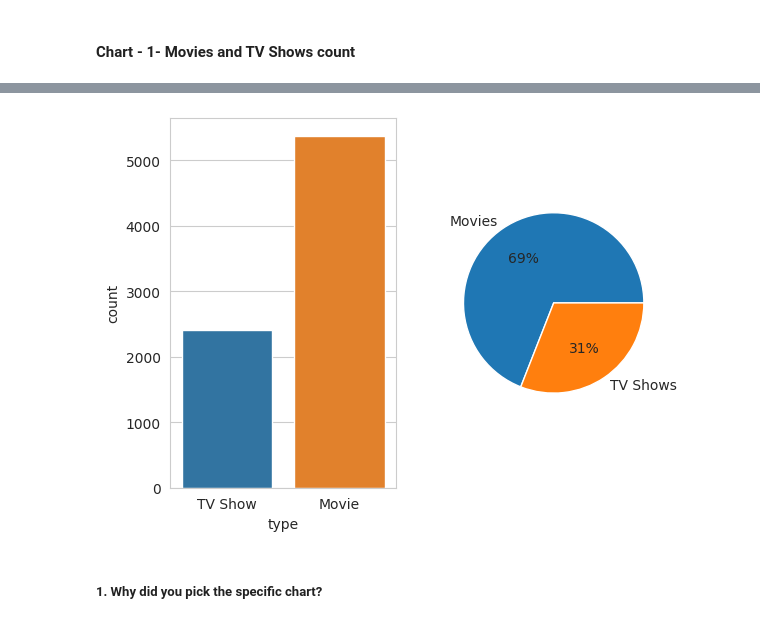
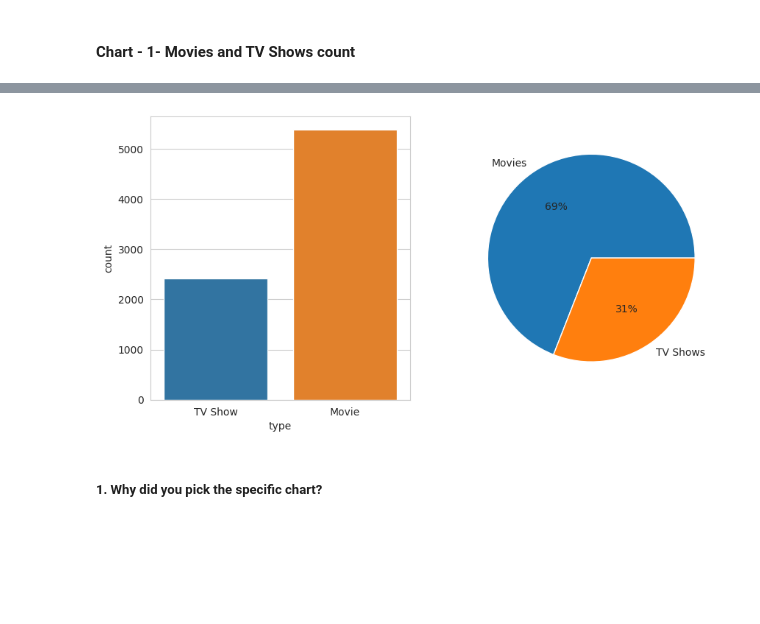
Before and after one commit to Jeetesh-KumarM/CAPSTONE-PROJECT--3--CLUSTERING, a Jupyter notebook: Netflix_Movies_and_TV_Shows_Clustering.ipynb, the cells around one changed output, grey strips where cells are left out. Drawn from its saved outputs; the diff is of its cells as text; code cells hidden in the pictures; blank space fills up the shorter version.

```diff
--- a/Netflix_Movies_and_TV_Shows_Clustering.ipynb
+++ b/Netflix_Movies_and_TV_Shows_Clustering.ipynb
@@ -339,12 +324,15 @@ plt.show()
 # %%
-plt.subplot(1,2,1)
-sns.countplot(x=df1['type'])
-plt.subplot(1, 2,2) # index 2
+# Chart - 1 visualization code
+#Counting the number of Movies and TV Show
+sns.set_style("whitegrid")
+fig, ax = plt.subplots(nrows=1, ncols=2,figsize=(10, 5))
+sns.countplot(x=df1['type'],ax=ax[0])
+#Pie Chart
 labels = 'Movies' , 'TV Shows'
-plt.pie(df1['type'].value_counts(), labels=labels, autopct='%0.0f%%')
+ax[1].pie(df1['type'].value_counts(), labels=labels, autopct='%0.0f%%')
 plt.show()
 # %% [output]
-[figure, old version]
+[figure, new version]
 # %% [markdown]
 ##### 1. Why did you pick the specific chart?
 # %% [markdown]
```
Also changed, not shown: parts of 20 cells of this notebook.
